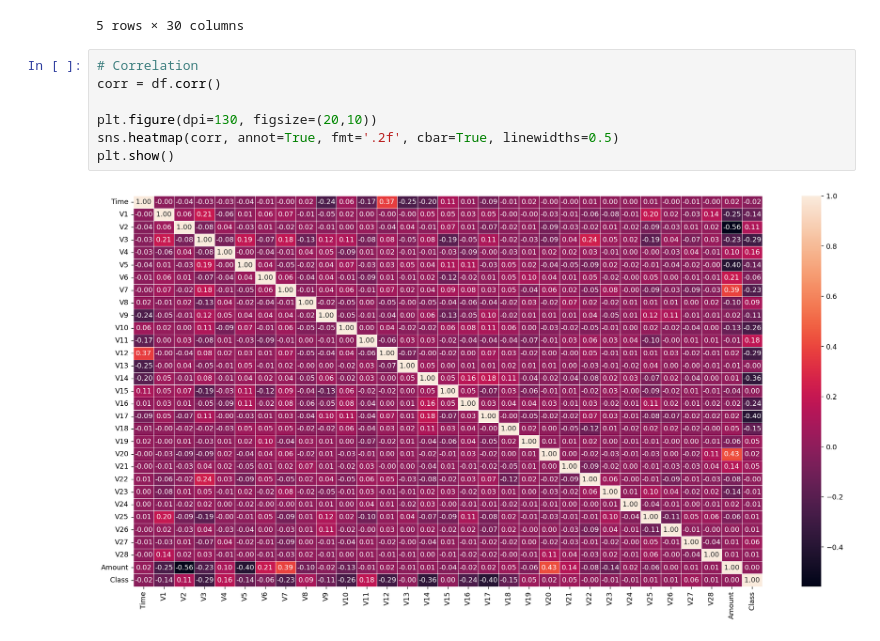
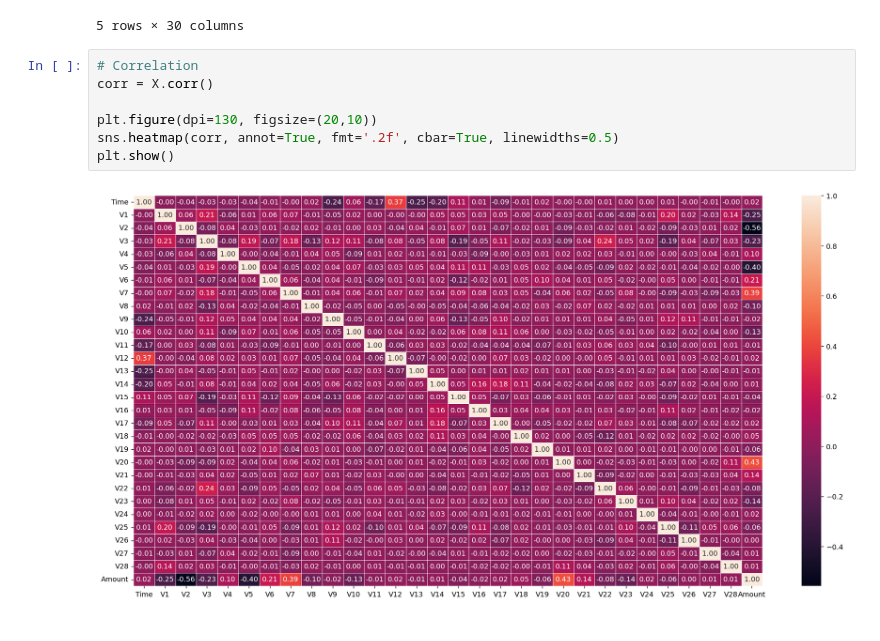
Before and after one commit to NatashaMoses/DataScience_Projects, a Jupyter notebook: Credit_Card_Fraud_Detection/CreditCard_Fraud_Detection_Using_Python.ipynb, the cells around one changed output. Saved outputs shown, nothing was run; the diff lists cells and outputs as text.

```diff
--- a/Credit_Card_Fraud_Detection/CreditCard_Fraud_Detection_Using_Python.ipynb
+++ b/Credit_Card_Fraud_Detection/CreditCard_Fraud_Detection_Using_Python.ipynb
@@ -228,10 +228,10 @@ X_train.head()
 5 rows × 30 columns
 # %%
 # Correlation
-corr = df.corr()
+corr = X.corr()
 
 plt.figure(dpi=130, figsize=(20,10))
 sns.heatmap(corr, annot=True, fmt='.2f', cbar=True, linewidths=0.5)
 plt.show()
 # %% [output]
-[figure, old version]
+[figure, new version]
```
Also changed, not shown: parts of 3 cells of this notebook.
